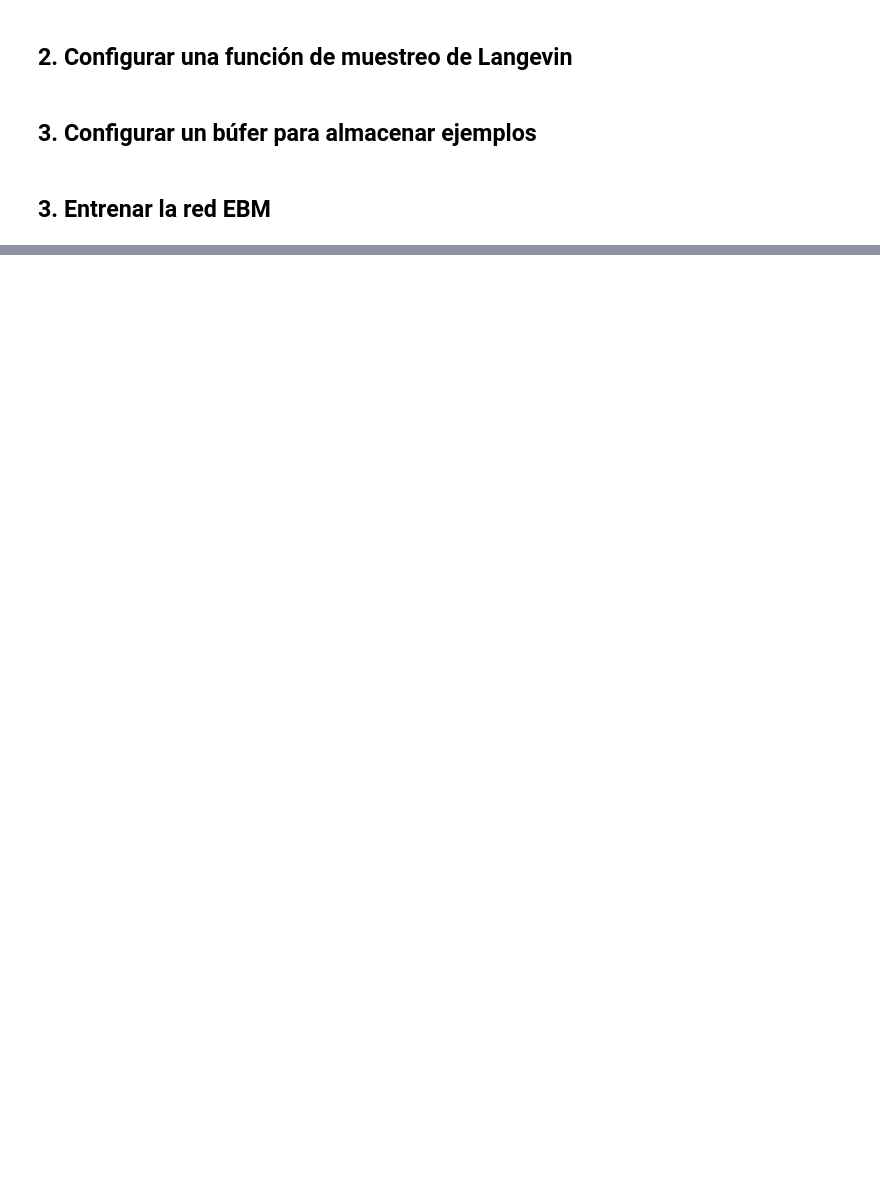
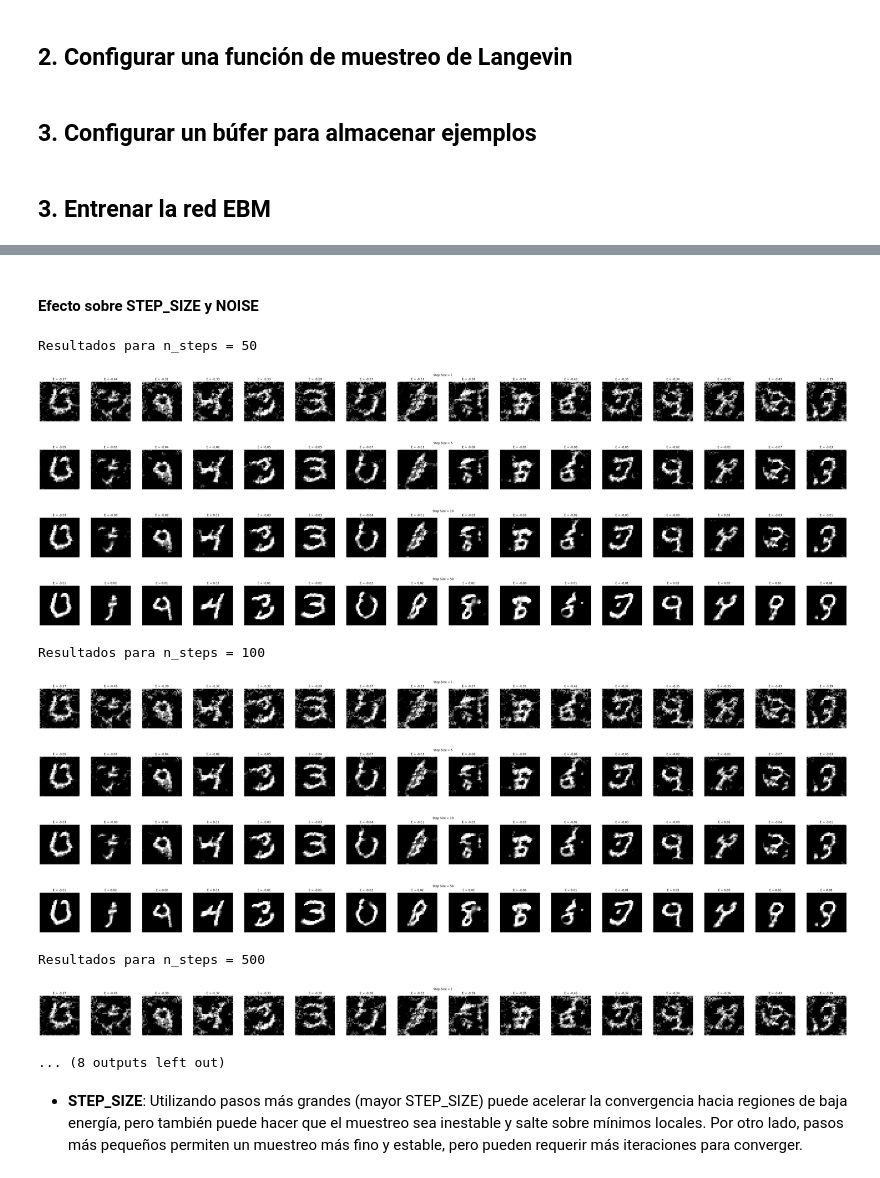
Before and after one commit to roicort/PCIC, a Jupyter notebook: GenAI/EBM/EBM2.ipynb, the cells around one changed output, grey strips where cells are left out. Saved outputs shown, nothing was run; the diff lists cells and outputs as text; code cells hidden in the pictures; blank space fills up the shorter version.

```diff
--- a/GenAI/EBM/EBM2.ipynb
+++ b/GenAI/EBM/EBM2.ipynb
@@ -245,6 +278,8 @@ class EBM(models.Model):
 ebm = EBM()
 # %% [markdown]
 ## 3. Entrenar la red EBM
+# %%
+train = False
 # %%
 import os
 
@@ -377,0 +549,2 @@ else:
+# %% [markdown]
+#### Efecto sobre STEP_SIZE y NOISE
@@ -377,0 +586,36 @@ else:
+# %%
+for n_steps in all_steps:
+    results_steps = all_steps[n_steps]
+    print(f"Resultados para n_steps = {n_steps}")
+    for step in results_steps:
+        imgs = results_steps[step]["img"]
+        energies = results_steps[step]["e"]
+        N = imgs.shape[0]
+        fig, axes = plt.subplots(1, N, figsize=(N*3, 3))
+        if N == 1:
+            axes = [axes]
+        for i in range(N):
+            ax = axes[i]
+            img = imgs[i]
+            ax.imshow(img.squeeze(), cmap='gray')
+            ax.set_title(f"E = {energies[i]:.2f}")
+            ax.axis('off')
+        plt.suptitle(f"Step Size = {step}")
+        plt.tight_layout()
+        plt.show()
+# %% [output]
+Resultados para n_steps = 50
+[figure, added]
+[figure, added]
+[figure, added]
+[figure, added]
+Resultados para n_steps = 100
+[figure, added]
+[figure, added]
+[figure, added]
+[figure, added]
+Resultados para n_steps = 500
+[figure, added]
+... (8 outputs left out)
+# %% [markdown]
+- **STEP_SIZE**: Utilizando pasos más grandes (mayor STEP_SIZE) puede acelerar la convergencia hacia regiones de baja energía, pero también puede hacer que el muestreo sea inestable y salte sobre mínimos locales. Por otro lado, pasos más pequeños permiten un muestreo más fino y estable, pero pueden requerir más iteraciones para converger.
```
Also changed, not shown: parts of 29 cells of this notebook.
